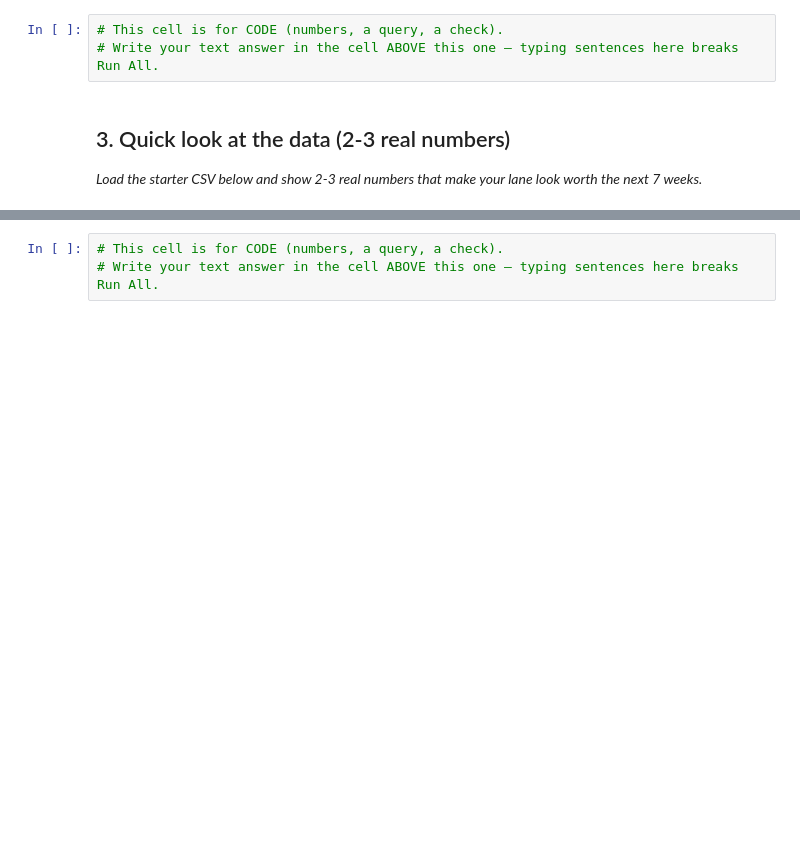
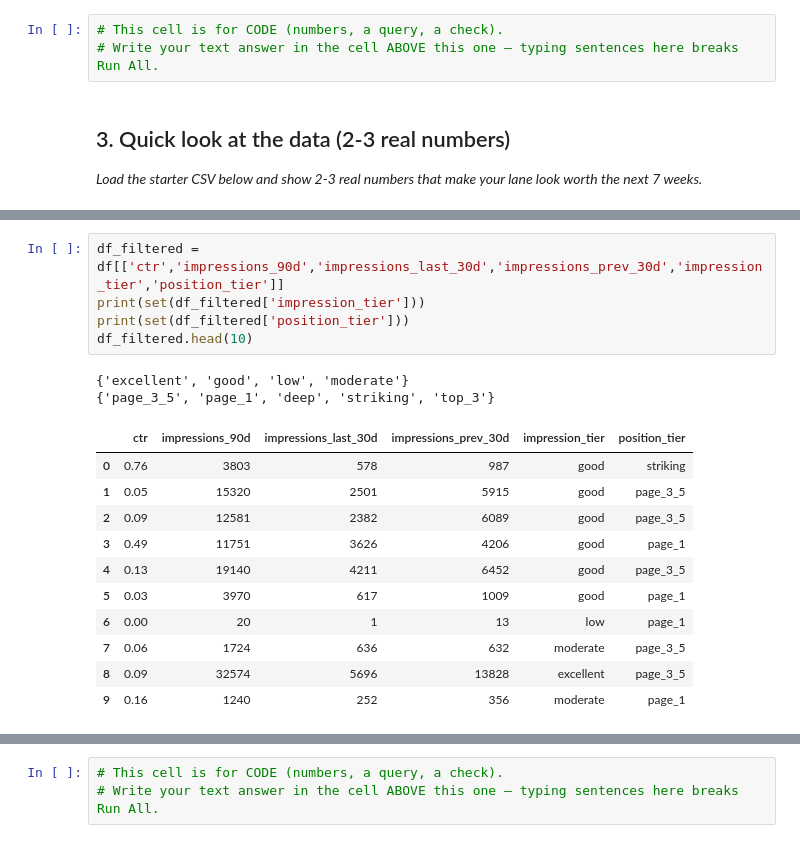
Before and after one commit to Mohd-Abdul-Muqeet/FlyRank-AI, a Jupyter notebook: work/notebooks/w01_research_question.ipynb, the cells around one changed output, grey strips where cells are left out. Saved outputs shown, nothing was run; the diff lists cells and outputs as text; blank space fills up the shorter version.

```diff
--- a/work/notebooks/w01_research_question.ipynb
+++ b/work/notebooks/w01_research_question.ipynb
@@ -33,0 +82,19 @@ This skeleton is yours to fill. Work the sections **in order** — each one has
+# %%
+df_filtered = df[['ctr','impressions_90d','impressions_last_30d','impressions_prev_30d','impression_tier','position_tier']]
+print(set(df_filtered['impression_tier']))
+print(set(df_filtered['position_tier']))
+df_filtered.head(10)
+# %% [output]
+{'excellent', 'good', 'low', 'moderate'}
+{'page_3_5', 'page_1', 'deep', 'striking', 'top_3'}
+|  | ctr | impressions_90d | impressions_last_30d | impressions_prev_30d | impression_tier | position_tier |
+| 0 | 0.76 | 3803 | 578 | 987 | good | striking |
+| 1 | 0.05 | 15320 | 2501 | 5915 | good | page_3_5 |
+| 2 | 0.09 | 12581 | 2382 | 6089 | good | page_3_5 |
+| 3 | 0.49 | 11751 | 3626 | 4206 | good | page_1 |
+| 4 | 0.13 | 19140 | 4211 | 6452 | good | page_3_5 |
+| 5 | 0.03 | 3970 | 617 | 1009 | good | page_1 |
+| 6 | 0.00 | 20 | 1 | 13 | low | page_1 |
+| 7 | 0.06 | 1724 | 636 | 632 | moderate | page_3_5 |
+| 8 | 0.09 | 32574 | 5696 | 13828 | excellent | page_3_5 |
+| 9 | 0.16 | 1240 | 252 | 356 | moderate | page_1 |
```
Also changed, not shown: parts of 12 cells of this notebook.
